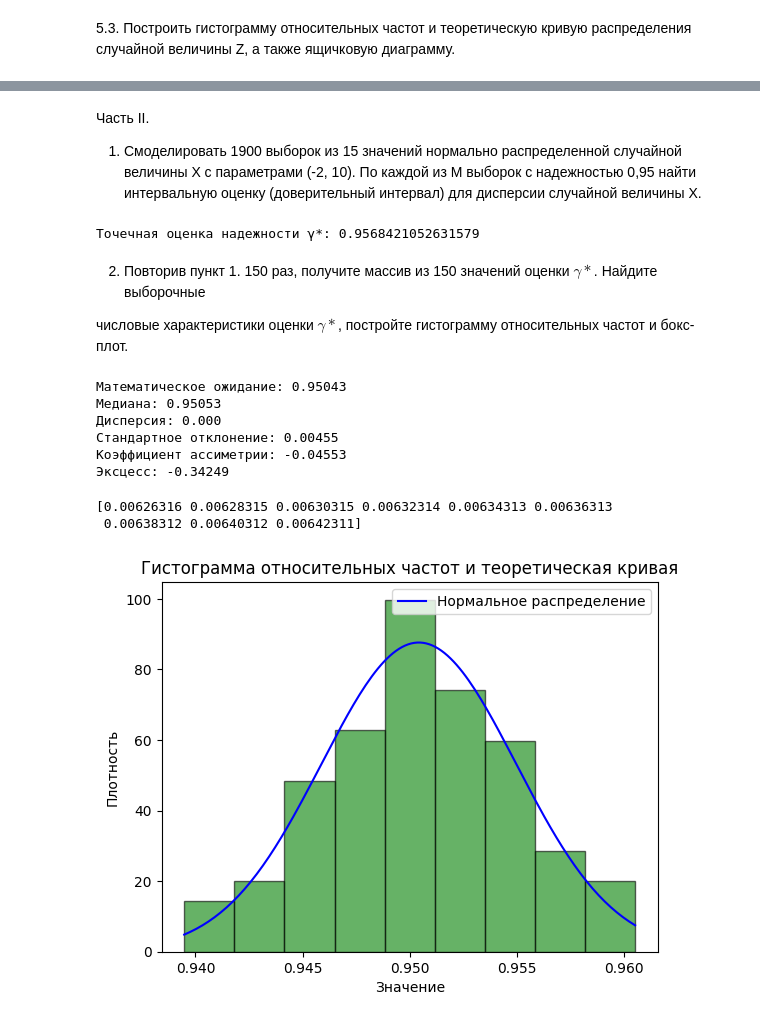
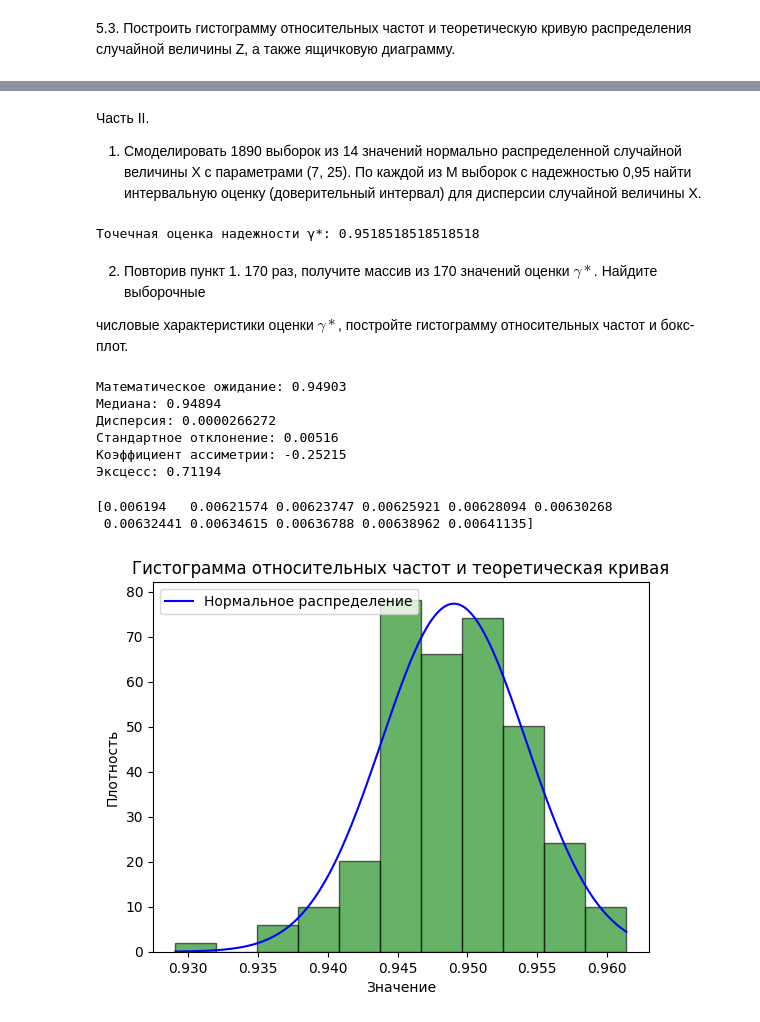
Before and after one commit to Pomi44/Stats_Analysis, a Jupyter notebook: lab_2/main.ipynb, the cells around one changed output, grey strips where cells are left out. Drawn from its saved outputs; the diff is of its cells as text; code cells hidden in the pictures.

```diff
--- a/lab_2/main.ipynb
+++ b/lab_2/main.ipynb
@@ -296,11 +295,11 @@ plt.xlabel('Значение')
 plt.ylabel('Плотность')
 
 # Теоретическая кривая распределения Стьюдента
-x = np.linspace(np.min(z_arr), np.max(z_arr), 1900)
-pdf = sts.t.pdf(x, 14)
+x = np.linspace(np.min(z_arr), np.max(z_arr), M)
+pdf = sts.t.pdf(x, n-1)
 plt.plot(x, pdf, 'r', label="Теоретическая кривая Стьюдента")
 
-y = np.linspace(np.min(z_arr), np.max(z_arr), 1900)
+y = np.linspace(np.min(z_arr), np.max(z_arr), M)
 pdf = sts.norm.pdf(y, np.mean(z_arr), np.std(z_arr))
 plt.plot(y, pdf, 'b', label="Нормальное распределение")
 
@@ -341,5 +340,5 @@ print(f"Фактическое количество выбросов: {num_outli
 # %% [markdown]
 Часть II.
-1. Смоделировать 1900 выборок из 15 значений нормально распределенной случайной
-величины X с параметрами (-2, 10). По каждой из M выборок с надежностью 0,95 найти
+1. Смоделировать 1890 выборок из 14 значений нормально распределенной случайной
+величины X с параметрами (7, 25). По каждой из M выборок с надежностью 0,95 найти
 интервальную оценку (доверительный интервал) для дисперсии случайной величины X.
@@ -346,62 +353,57 @@ print(f"Фактическое количество выбросов: {num_outli
 # %%
-M = 1900
 count_gamma = 0
 
 for i in range(M):
-    sample = sts.norm.rvs(loc=-2, scale=math.sqrt(10), size=15)
+    sample = sts.norm.rvs(loc=a, scale=sigma, size=n)
     sample_mean = np.mean(sample)
 
     s_2 = 0
     for x in sample:
         s_2 += math.pow(x - sample_mean, 2)
-    s_2 /= 14
+    s_2 /= (n-1)
 
-    alpha = 0.05
-    chi2_lower = sts.chi2.ppf(alpha / 2, df=14)
-    chi2_upper = sts.chi2.ppf(1 - alpha / 2, df=14)
+    chi2_lower = sts.chi2.ppf(alpha / 2, df=n-1)
+    chi2_upper = sts.chi2.ppf(1 - alpha / 2, df=n-1)
 
     # Вычисляем границы доверительного интервала для дисперсии
-    lower_bound = 14 * s_2 / chi2_upper
-    upper_bound = 14 * s_2 / chi2_lower
+    lower_bound = (n-1) * s_2 / chi2_upper
+    upper_bound = (n-1) * s_2 / chi2_lower
 
-    if (lower_bound <= 10) and (10 <= upper_bound):
+    if (lower_bound <= sigma_2) and (sigma_2 <= upper_bound):
         count_gamma += 1
 
 # Точечная оценка надежности γ*
 gamma = count_gamma / M
 print(f"Точечная оценка надежности γ*: {gamma}")
 # %% [output]
-Точечная оценка надежности γ*: 0.9568421052631579
+Точечная оценка надежности γ*: 0.9518518518518518
 # %% [markdown]
-2. Повторив пункт 1. 150 раз, получите массив из 150 значений оценки $\gamma*$. Найдите выборочные
+2. Повторив пункт 1. 170 раз, получите массив из 170 значений оценки $\gamma*$. Найдите выборочные
 
 числовые характеристики оценки $\gamma*$, постройте гистограмму относительных частот и бокс-
 плот.
 # %%
-M = 1900
-
-k=150
+k=170
 gamma_arr=list()
 for g in range(k):
     count_gamma = 0
     for i in range(M):
-        sample = sts.norm.rvs(loc=-2, scale=math.sqrt(10), size=15)
+        sample = sts.norm.rvs(loc=a, scale=sigma, size=n)
         sample_mean = np.mean(sample)
 
         s_2 = 0
         for x in sample:
             s_2 += math.pow(x - sample_mean, 2)
-        s_2 /= 14
+        s_2 /= (n-1)
 
-        alpha = 0.05
-        chi2_lower = sts.chi2.ppf(alpha / 2, df=14)
-        chi2_upper = sts.chi2.ppf(1 - alpha / 2, df=14)
+        chi2_lower = sts.chi2.ppf(alpha / 2, df=n-1)
+        chi2_upper = sts.chi2.ppf(1 - alpha / 2, df=n-1)
 
         # Вычисляем границы доверительного интервала для дисперсии
-        lower_bound = 14 * s_2 / chi2_upper
-        upper_bound = 14 * s_2 / chi2_lower
+        lower_bound = (n-1) * s_2 / chi2_upper
+        upper_bound = (n-1) * s_2 / chi2_lower
 
-        if (lower_bound <= 10) and (10 <= upper_bound):
+        if (lower_bound <= sigma_2) and (sigma_2 <= upper_bound):
             count_gamma += 1
 
 
@@ -418,48 +420,48 @@ gamma_kurtosis = sts.kurtosis(gamma_arr)
 # Вывод результатов
 print(f'Математическое ожидание: {gamma_mean:.5f}')
 print(f'Медиана: {gamma_median:.5f}')
-print(f'Дисперсия: {gamma_var:.3f}')
+print(f'Дисперсия: {gamma_var:.10f}')
 print(f'Стандартное отклонение: {gamma_std:.5f}')
 print(f'Коэффициент ассиметрии: {gamma_skewness:.5f}')
 print(f'Эксцесс: {gamma_kurtosis:.5f}')
 # %% [output]
-Математическое ожидание: 0.95043
-Медиана: 0.95053
-Дисперсия: 0.000
-Стандартное отклонение: 0.00455
-Коэффициент ассиметрии: -0.04553
-Эксцесс: -0.34249
+Математическое ожидание: 0.94903
+Медиана: 0.94894
+Дисперсия: 0.0000266272
+Стандартное отклонение: 0.00516
+Коэффициент ассиметрии: -0.25215
+Эксцесс: 0.71194
 # %%
 std_gamma= np.std(gamma_arr)
 
 # Формула Скотта: ширина бина
-h_gamma = 3.5 * std_gamma / (150 ** (1/3))
+h_gamma = 3.5 * std_gamma / (170 ** (1/3))
 
 #полученные интервалы
 bins_g = (np.arange(min(gamma_arr), max(gamma_arr) + h_gamma, h_gamma))/150
 print(bins_g)
 # %% [output]
-[0.00626316 0.00628315 0.00630315 0.00632314 0.00634313 0.00636313
- 0.00638312 0.00640312 0.00642311]
+[0.006194   0.00621574 0.00623747 0.00625921 0.00628094 0.00630268
+ 0.00632441 0.00634615 0.00636788 0.00638962 0.00641135]
 # %%
 plt.hist(gamma_arr, bins=len(bins_g), density=True, alpha=0.6, color='g', edgecolor='black')
 plt.title('Гистограмма относительных частот')
 plt.xlabel('Значение')
 plt.ylabel('Плотность')
 
-x = np.linspace(np.min(gamma_arr), np.max(gamma_arr), 150)
+x = np.linspace(np.min(gamma_arr), np.max(gamma_arr), 170)
 pdf = sts.norm.pdf(x, np.mean(gamma_arr), np.std(gamma_arr))
 plt.plot(x, pdf, 'b', label="Нормальное распределение")
 
 plt.title('Гистограмма относительных частот и теоретическая кривая')
 plt.xlabel('Значение')
 plt.ylabel('Плотность')
 plt.legend()
 
 # Показать график
 plt.show()
 # %% [output]
-[figure, old version]
+[figure, new version]
 # %%
 plt.hist(gamma_arr, bins=len(bins_g),alpha=0.6, color='g', edgecolor='black')
 plt.title('Гистограмма относительных частот')
```
Also changed, not shown: parts of 30 cells of this notebook.
